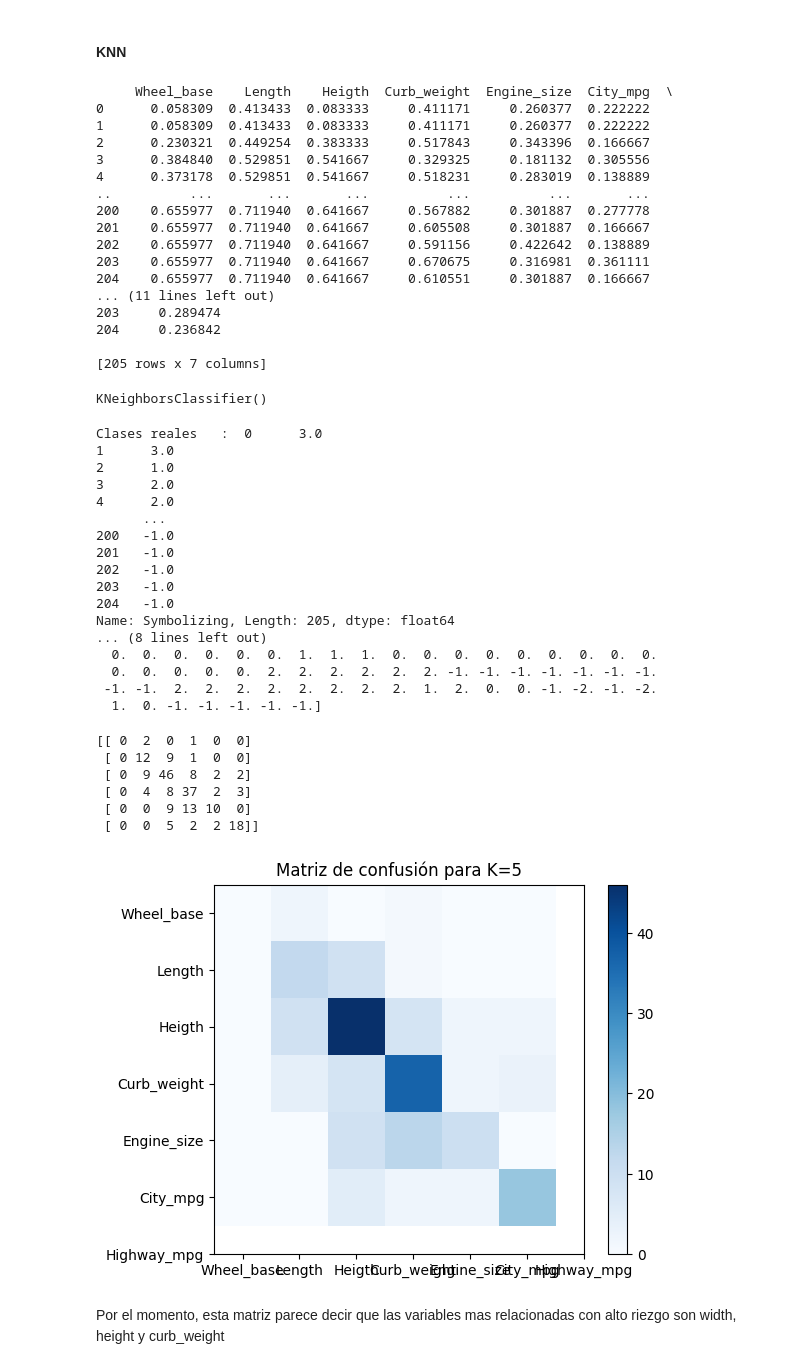
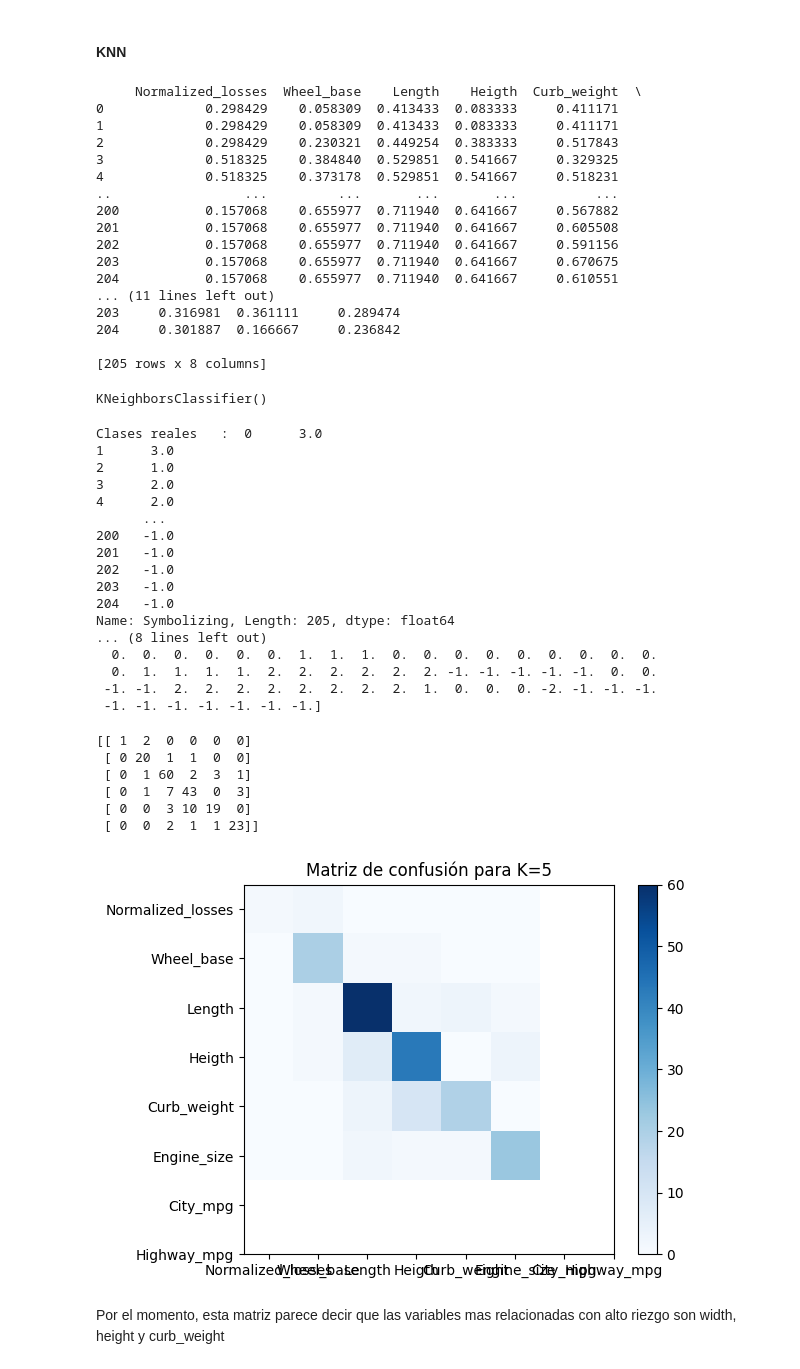
Before and after one commit to SebastianMosqueraCaicedo/ana-datos-riesgo, a Jupyter notebook: Proyect_Agredo_Mosquera.ipynb, the cells around one changed output. Cells and saved outputs as stored; diff of their text form; code cells hidden in the pictures.

Commit message:
upgrade knn graphics

```diff
--- a/Proyect_Agredo_Mosquera.ipynb
+++ b/Proyect_Agredo_Mosquera.ipynb
@@ -751,5 +751,5 @@ Es decir, Si se hace un cambio en un carro a la base de la rueda, las dimensione
 # %%
-var_imp= ['Symbolizing','Fuel_system', 'Drive_wheels', 'Body_style', 'Num_of_doors', 'Make', 'Wheel_base', 'Length', 'Heigth', 'Curb_weight', 'Engine_size', 'City_mpg', 'Highway_mpg']
+var_imp= ['Symbolizing', 'Normalized_losses','Fuel_system', 'Drive_wheels', 'Body_style', 'Num_of_doors', 'Make', 'Wheel_base', 'Length', 'Heigth', 'Curb_weight', 'Engine_size', 'City_mpg', 'Highway_mpg']
 # %% [markdown]
 ## PT2 - Limpieza de datos, entrenamiento y evaluacion de modelos
 # %% [markdown]
@@ -891,5 +891,5 @@ data.describe()
 # %%
 #normalizemos las variables cuantitativas
-imp_cnt = ['Wheel_base','Length','Heigth','Curb_weight','Engine_size', 'City_mpg', 'Highway_mpg']
+imp_cnt = ['Normalized_losses', 'Wheel_base','Length','Heigth','Curb_weight','Engine_size', 'City_mpg', 'Highway_mpg']
 data[imp_cnt[0]].min()
 # %% [output]
@@ -933,23 +933,23 @@ y=data["Symbolizing"]
 print(x)
 #Compararemos todas las caracteristicas numericas con la variable objetivo: el riesgo / Symbolizing
 # %% [output]
-     Wheel_base    Length    Heigth  Curb_weight  Engine_size  City_mpg  \
-0      0.058309  0.413433  0.083333     0.411171     0.260377  0.222222
-1      0.058309  0.413433  0.083333     0.411171     0.260377  0.222222
-2      0.230321  0.449254  0.383333     0.517843     0.343396  0.166667
-3      0.384840  0.529851  0.541667     0.329325     0.181132  0.305556
-4      0.373178  0.529851  0.541667     0.518231     0.283019  0.138889
-..          ...       ...       ...          ...          ...       ...
-200    0.655977  0.711940  0.641667     0.567882     0.301887  0.277778
-201    0.655977  0.711940  0.641667     0.605508     0.301887  0.166667
-202    0.655977  0.711940  0.641667     0.591156     0.422642  0.138889
-203    0.655977  0.711940  0.641667     0.670675     0.316981  0.361111
-204    0.655977  0.711940  0.641667     0.610551     0.301887  0.166667
+     Normalized_losses  Wheel_base    Length    Heigth  Curb_weight  \
+0             0.298429    0.058309  0.413433  0.083333     0.411171
+1             0.298429    0.058309  0.413433  0.083333     0.411171
+2             0.298429    0.230321  0.449254  0.383333     0.517843
+3             0.518325    0.384840  0.529851  0.541667     0.329325
+4             0.518325    0.373178  0.529851  0.541667     0.518231
+..                 ...         ...       ...       ...          ...
+200           0.157068    0.655977  0.711940  0.641667     0.567882
+201           0.157068    0.655977  0.711940  0.641667     0.605508
+202           0.157068    0.655977  0.711940  0.641667     0.591156
+203           0.157068    0.655977  0.711940  0.641667     0.670675
+204           0.157068    0.655977  0.711940  0.641667     0.610551
 ... (11 lines left out)
-203     0.289474
-204     0.236842
+203     0.316981  0.361111     0.289474
+204     0.301887  0.166667     0.236842
 
-[205 rows x 7 columns]
+[205 rows x 8 columns]
 # %%
 k=5
 knn = neighbors.KNeighborsClassifier(n_neighbors=k)
@@ -975,29 +975,29 @@ Clases reales   :  0      3.0
 Name: Symbolizing, Length: 205, dtype: float64
 ... (8 lines left out)
   0.  0.  0.  0.  0.  0.  1.  1.  1.  0.  0.  0.  0.  0.  0.  0.  0.  0.
-  0.  0.  0.  0.  0.  2.  2.  2.  2.  2.  2. -1. -1. -1. -1. -1. -1. -1.
- -1. -1.  2.  2.  2.  2.  2.  2.  2.  2.  1.  2.  0.  0. -1. -2. -1. -2.
-  1.  0. -1. -1. -1. -1. -1.]
+  0.  1.  1.  1.  1.  2.  2.  2.  2.  2.  2. -1. -1. -1. -1. -1.  0.  0.
+ -1. -1.  2.  2.  2.  2.  2.  2.  2.  2.  1.  0.  0.  0. -2. -1. -1. -1.
+ -1. -1. -1. -1. -1. -1. -1.]
 # %%
 #matriz de confusion...
 cm= metrics.confusion_matrix(y, y_pred)
 print(cm)
 plt.imshow(cm, cmap=plt.cm.Blues)
 plt.title("Matriz de confusión para K=5")
 plt.colorbar()
-tick_marks = np.arange(7)
+tick_marks = np.arange(8)
 plt.xticks(tick_marks, data[imp_cnt])
 _=plt.yticks(tick_marks, data[imp_cnt])
 
 # USAR MATRIZ DE PUNTOS DEL EXTRA
 # %% [output]
-[[ 0  2  0  1  0  0]
- [ 0 12  9  1  0  0]
- [ 0  9 46  8  2  2]
- [ 0  4  8 37  2  3]
- [ 0  0  9 13 10  0]
- [ 0  0  5  2  2 18]]
+[[ 1  2  0  0  0  0]
+ [ 0 20  1  1  0  0]
+ [ 0  1 60  2  3  1]
+ [ 0  1  7 43  0  3]
+ [ 0  0  3 10 19  0]
+ [ 0  0  2  1  1 23]]
-[figure, old version]
+[figure, new version]
 # %% [markdown]
 Por el momento, esta matriz parece decir que las variables mas relacionadas con alto riezgo son width, height y curb_weight
 # %%
```
Also changed, not shown: parts of 47 cells of this notebook.
